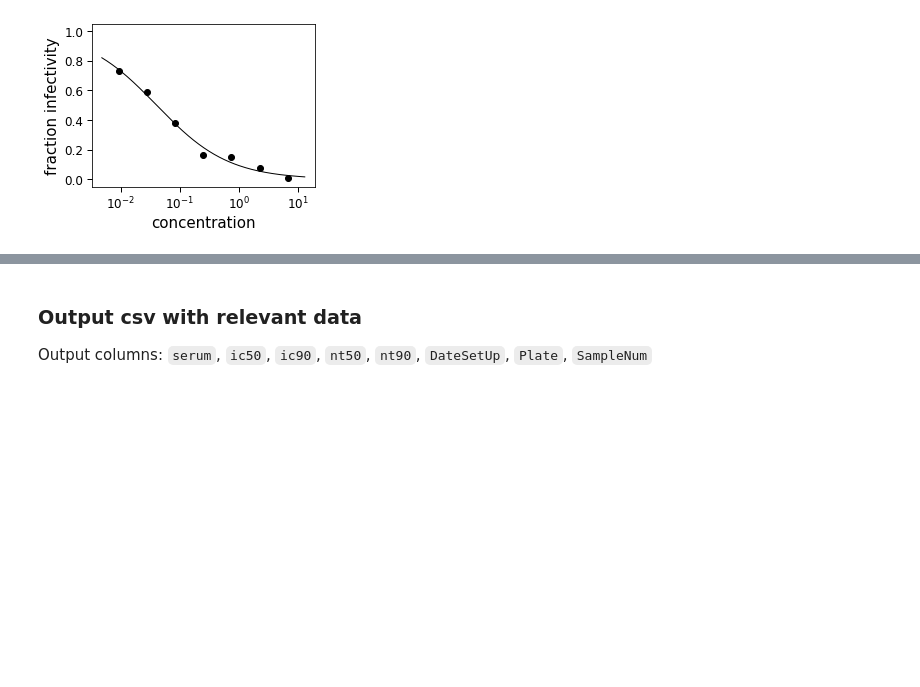
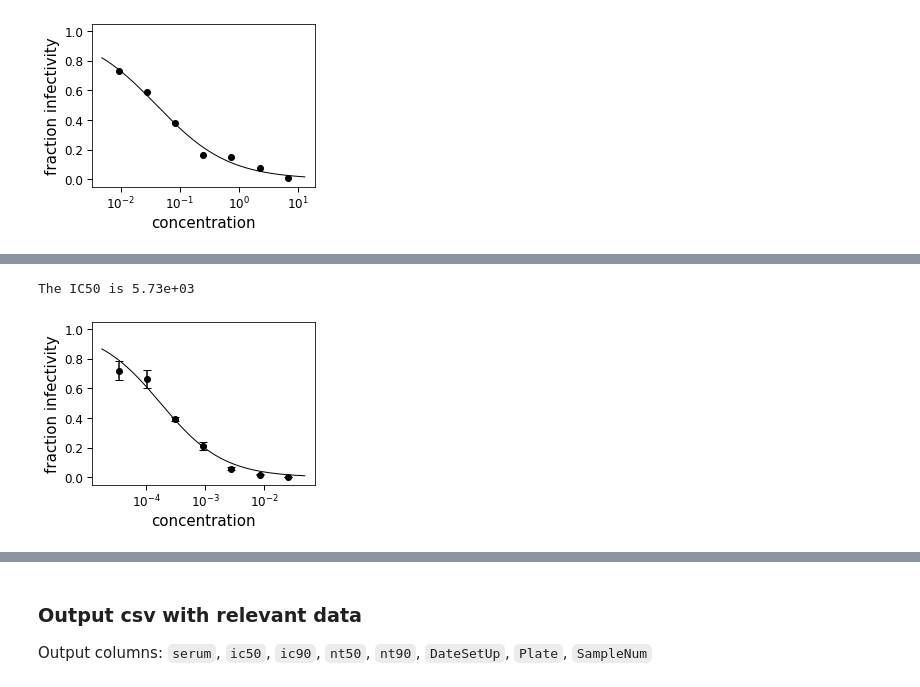
Before and after one commit to jbloomlab/RBD_nanoparticle_vaccine, a Jupyter notebook: MouseNeuts.ipynb, the cells around one changed output, grey strips where cells are left out. Saved outputs shown, nothing was run; the diff lists cells and outputs as text; code cells hidden in the pictures; blank space fills up the shorter version.

```diff
--- a/MouseNeuts.ipynb
+++ b/MouseNeuts.ipynb
@@ -200,0 +261,7 @@ The IC50 is 0.0405
+# %%
+curve = fits_rnd1.getCurve(serum='20/130 Ref', virus='S-d21-D614G', replicate='average')
+print(f"The IC50 is {1/curve.ic50():.3g}")
+fig, ax = curve.plot()
+# %% [output]
+The IC50 is 5.73e+03
+[figure, added]
```
Also changed, not shown: parts of 17 cells of this notebook, 4 other files.
